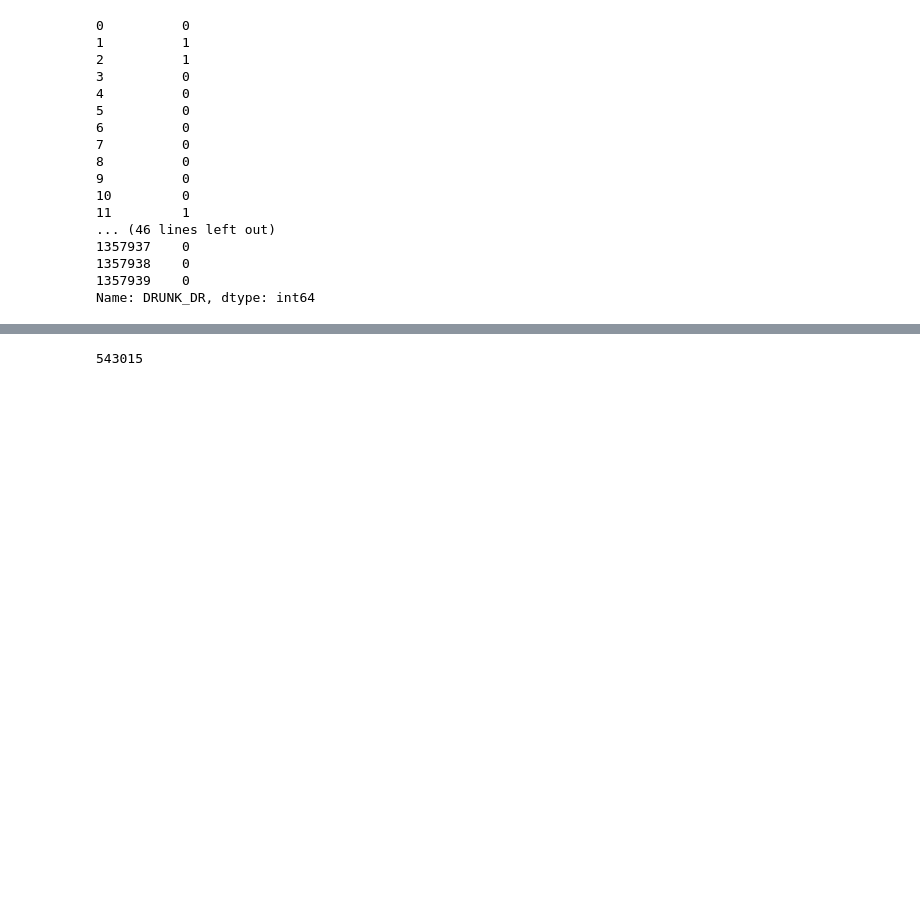
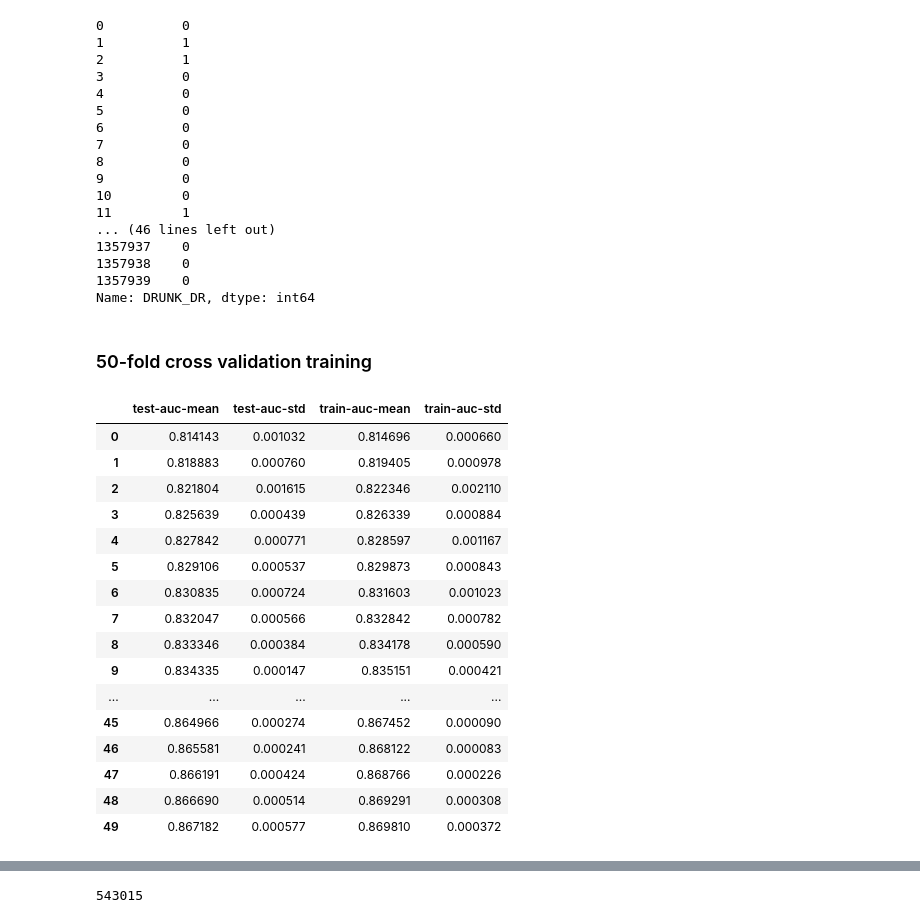
Before and after one commit to seantma/MDST-FARS-share, a Jupyter notebook: Model_xgboost.ipynb, the cells around one changed output, grey strips where cells are left out. Saved outputs shown, nothing was run; the diff lists cells and outputs as text; code cells hidden in the pictures; blank space fills up the shorter version.

```diff
--- a/Model_xgboost.ipynb
+++ b/Model_xgboost.ipynb
@@ -189,3 +192,28 @@ param['eval_metric'] = 'auc'
 param['nthread'] = 8
 # %%
 evallist  = [(dtest,'eval'), (dtrain,'train')]
+# %% [markdown]
+### 50-fold cross validation training
+# %%
+cv_nround = 50
+cv_nfold = 3
+bst_cv = xgb.cv(param, dtrain, num_boost_round=cv_nround, nfold=cv_nfold)
+bst_cv
+# %% [output]
+|  | test-auc-mean | test-auc-std | train-auc-mean | train-auc-std |
+| 0 | 0.814143 | 0.001032 | 0.814696 | 0.000660 |
+| 1 | 0.818883 | 0.000760 | 0.819405 | 0.000978 |
+| 2 | 0.821804 | 0.001615 | 0.822346 | 0.002110 |
+| 3 | 0.825639 | 0.000439 | 0.826339 | 0.000884 |
+| 4 | 0.827842 | 0.000771 | 0.828597 | 0.001167 |
+| 5 | 0.829106 | 0.000537 | 0.829873 | 0.000843 |
+| 6 | 0.830835 | 0.000724 | 0.831603 | 0.001023 |
+| 7 | 0.832047 | 0.000566 | 0.832842 | 0.000782 |
+| 8 | 0.833346 | 0.000384 | 0.834178 | 0.000590 |
+| 9 | 0.834335 | 0.000147 | 0.835151 | 0.000421 |
+| ... | ... | ... | ... | ... |
+| 45 | 0.864966 | 0.000274 | 0.867452 | 0.000090 |
+| 46 | 0.865581 | 0.000241 | 0.868122 | 0.000083 |
+| 47 | 0.866191 | 0.000424 | 0.868766 | 0.000226 |
+| 48 | 0.866690 | 0.000514 | 0.869291 | 0.000308 |
+| 49 | 0.867182 | 0.000577 | 0.869810 | 0.000372 |
```
Also changed, not shown: parts of 15 cells of this notebook, 1 other file.
